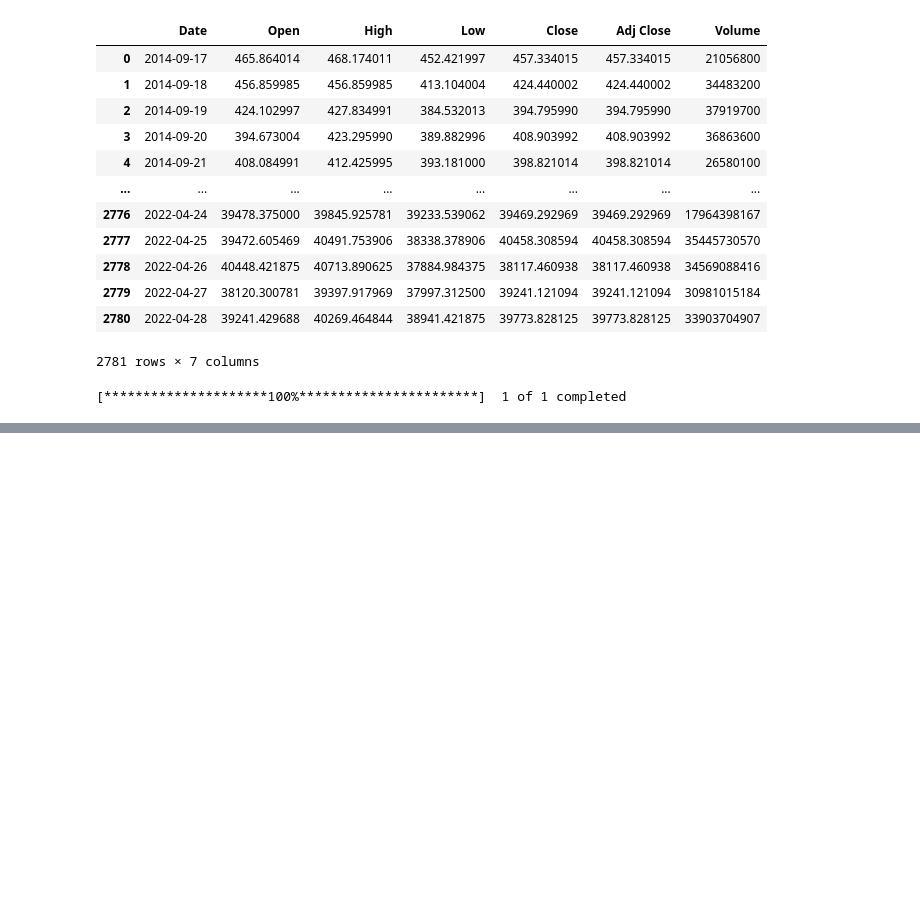
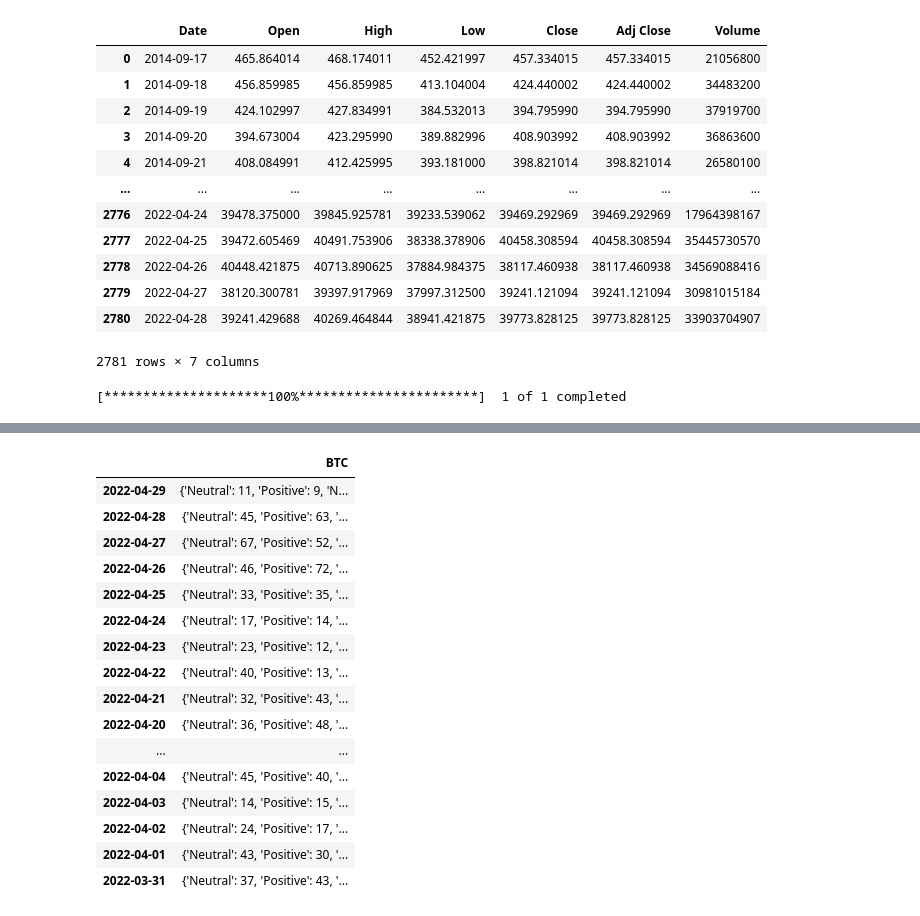
Before and after one commit to ivanrepi/crypto_investment_helper, a Jupyter notebook: notebooks/buy_sell_helper.ipynb, the cells around one changed output, grey strips where cells are left out. Cells and saved outputs as stored; diff of their text form; code cells hidden in the pictures; blank space fills up the shorter version.

```diff
--- a/notebooks/real_time_data.ipynb
+++ b/notebooks/buy_sell_helper.ipynb
@@ -218,0 +197,7 @@ neutral = news['sentiment'].isin(['Neutral']).sum(axis=0)
+# %%
+url = 'https://cryptonews-api.com/api/v1/stat?&tickers=BTC&date=last30days&page=1&token=u7pvihvex531i03ya2urh3sscf2pcj50k3uxzyu2'
+#url = 'https://cryptonews-api.com/api/v1/stat?&tickers='+ (re.split('-', symbol_crypto))[0] + '&date=last30days&page=1&token=u7pvihvex531i03ya2urh3sscf2pcj50k3uxzyu2'
+html_response = requests.get(url).content
+soup = BeautifulSoup(html_response, "html.parser")
+site_json2=json.loads(soup.text)
+site_json2
@@ -218,0 +222,21 @@ neutral = news['sentiment'].isin(['Neutral']).sum(axis=0)
+# %%
+sentiments2 = pd.DataFrame(site_json2['data'])
+sentiments2.T
+# %% [output]
+|  | BTC |
+| 2022-04-29 | {'Neutral': 11, 'Positive': 9, 'N... |
+| 2022-04-28 | {'Neutral': 45, 'Positive': 63, '... |
+| 2022-04-27 | {'Neutral': 67, 'Positive': 52, '... |
+| 2022-04-26 | {'Neutral': 46, 'Positive': 72, '... |
+| 2022-04-25 | {'Neutral': 33, 'Positive': 35, '... |
+| 2022-04-24 | {'Neutral': 17, 'Positive': 14, '... |
+| 2022-04-23 | {'Neutral': 23, 'Positive': 12, '... |
+| 2022-04-22 | {'Neutral': 40, 'Positive': 13, '... |
+| 2022-04-21 | {'Neutral': 32, 'Positive': 43, '... |
+| 2022-04-20 | {'Neutral': 36, 'Positive': 48, '... |
+| ... | ... |
+| 2022-04-04 | {'Neutral': 45, 'Positive': 40, '... |
+| 2022-04-03 | {'Neutral': 14, 'Positive': 15, '... |
+| 2022-04-02 | {'Neutral': 24, 'Positive': 17, '... |
+| 2022-04-01 | {'Neutral': 43, 'Positive': 30, '... |
+| 2022-03-31 | {'Neutral': 37, 'Positive': 43, '... |
```
Also changed, not shown: parts of 8 cells of this notebook, 3 other files.
